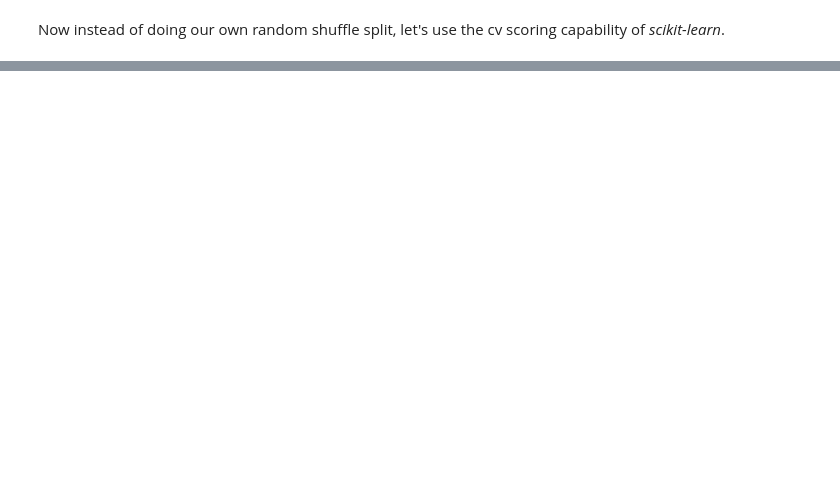
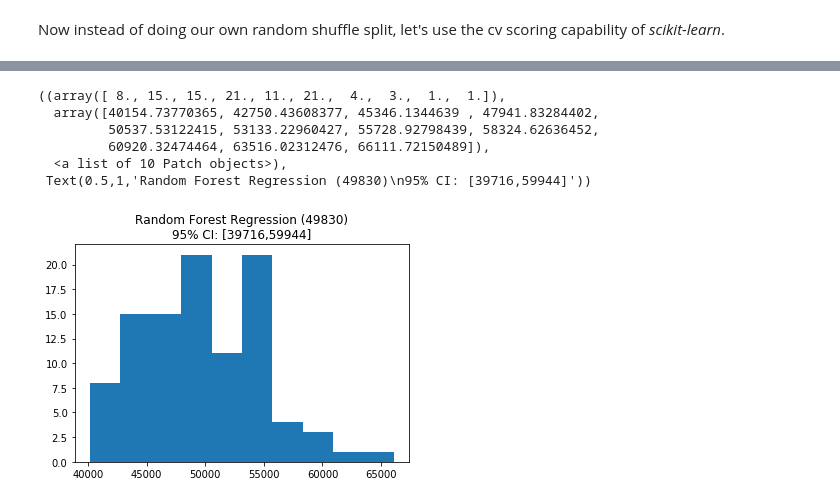
Before and after one commit to ahowe42/ML, a Jupyter notebook: Housing_Pipelines.ipynb, the cells around one changed output, grey strips where cells are left out. Drawn from its saved outputs; the diff is of its cells as text; code cells hidden in the pictures; blank space fills up the shorter version.

Commit message:
Add random forest to housing pipelines; also add new kernel SVM demo notebook

```diff
--- a/Housing_Pipelines.ipynb
+++ b/Housing_Pipelines.ipynb
@@ -237,0 +239,20 @@ plt.hist(treRegScores),plt.title('Decision Tree Regression (%0.2f)\n95%% CI: [%0
+# %%
+# finally, let's see if we can do best with a random forest
+ranFor = RandomForestRegressor(n_estimators=100,n_jobs=-1,random_state = splitSeed)
+# run 100 CVs
+ranForScores = np.sqrt(-cross_val_score(ranFor,X=housing_X,y=housing_y,scoring='neg_mean_squared_error',
+                                        cv=100,n_jobs=-1))
+# compute stats
+rfMn = np.mean(ranForScores)
+rfSd = np.std(ranForScores)
+rfCI = [rfMn-2*rfSd,rfMn +2*rfSd]
+# show performance
+plt.hist(ranForScores),plt.title('Random Forest Regression (%d)\n95%% CI: [%d,%d]'%(rfMn,rfCI[0],rfCI[1]))
+# %% [output]
+((array([ 8., 15., 15., 21., 11., 21.,  4.,  3.,  1.,  1.]),
+  array([40154.73770365, 42750.43608377, 45346.1344639 , 47941.83284402,
+         50537.53122415, 53133.22960427, 55728.92798439, 58324.62636452,
+         60920.32474464, 63516.02312476, 66111.72150489]),
+  <a list of 10 Patch objects>),
+ Text(0.5,1,'Random Forest Regression (49830)\n95% CI: [39716,59944]'))
+[figure, added]
```
Also changed, not shown: parts of 4 cells of this notebook, 2 other files.
